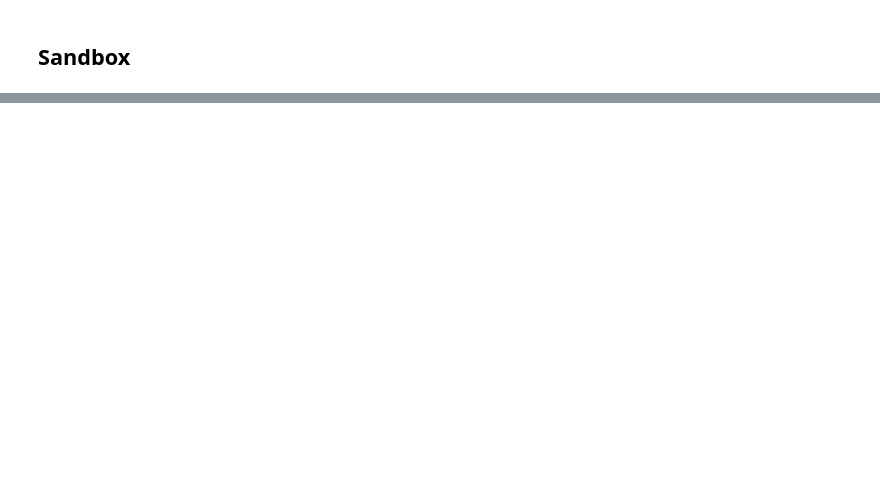
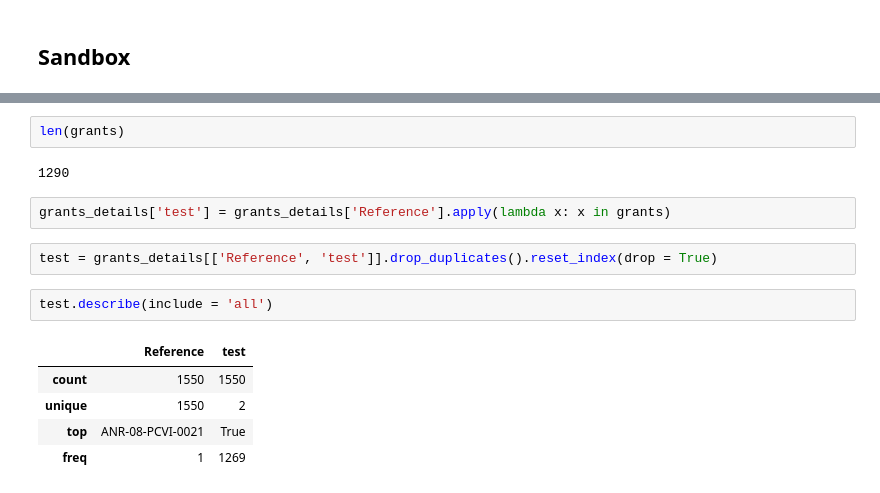
Before and after one commit to Coleridge-Initiative/helios, a Jupyter notebook: scripts/data_read_in.ipynb, the cells around one changed output, grey strips where cells are left out. Saved outputs shown, nothing was run; the diff lists cells and outputs as text; blank space fills up the shorter version.

```diff
--- a/scripts/data_read_in.ipynb
+++ b/scripts/data_read_in.ipynb
@@ -269,0 +247,16 @@ Funder names are clean.
+# %%
+len(grants)
+# %% [output]
+1290
+# %%
+grants_details['test'] = grants_details['Reference'].apply(lambda x: x in grants)
+# %%
+test = grants_details[['Reference', 'test']].drop_duplicates().reset_index(drop = True)
+# %%
+test.describe(include = 'all')
+# %% [output]
+|  | Reference | test |
+| count | 1550 | 1550 |
+| unique | 1550 | 2 |
+| top | ANR-08-PCVI-0021 | True |
+| freq | 1 | 1269 |
```
Also changed, not shown: parts of 44 cells of this notebook.
